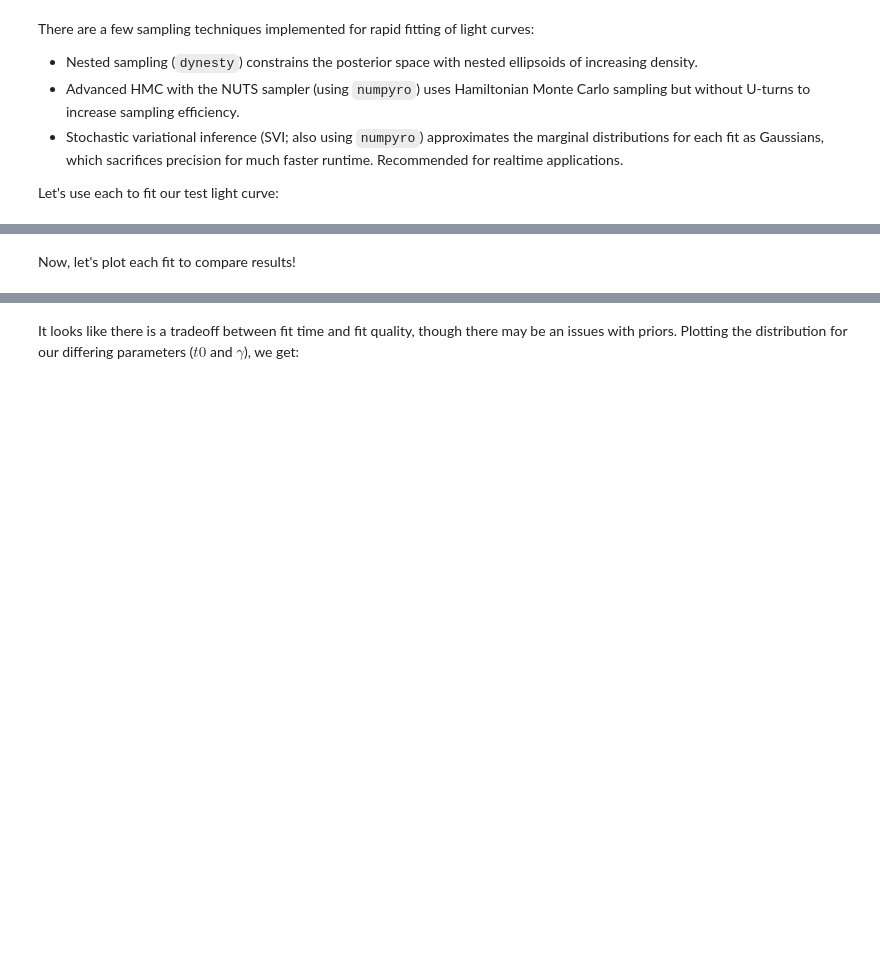
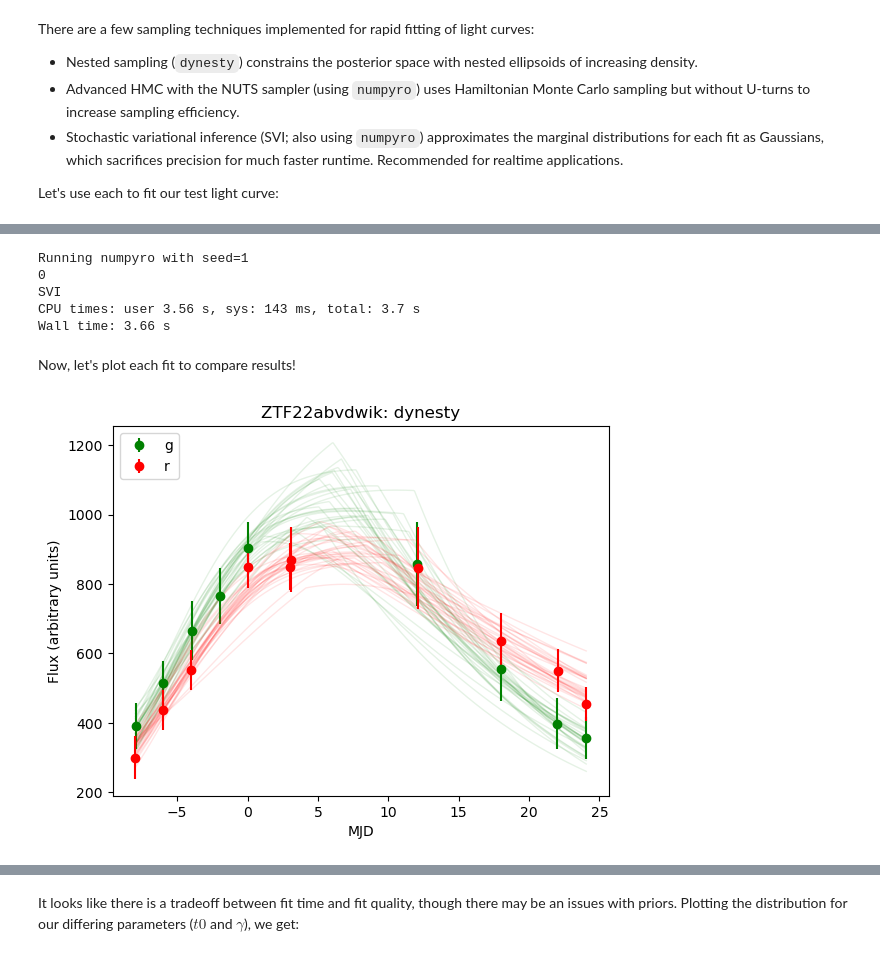
Before and after one commit to VTDA-Group/superphot-plus, a Jupyter notebook: docs/notebooks/tutorial.ipynb, the cells around one changed output, grey strips where cells are left out. Drawn from its saved outputs; the diff is of its cells as text; code cells hidden in the pictures; blank space fills up the shorter version.

```diff
--- a/docs/notebooks/tutorial.ipynb
+++ b/docs/notebooks/tutorial.ipynb
@@ -104,20 +140,28 @@ print("NUTS")
 %%time
 
 sampler = NumpyroSampler()
-posteriors = sampler.run_single_curve(lightcurve, priors=priors, rng_seed=None, sampler="svi")
+posteriors = sampler.run_single_curve(lightcurve, priors=priors, rng_seed=1, sampler="svi")
 posteriors.save_to_file(OUTPUT_DIR)
 print("SVI")
+# %% [output]
+Running numpyro with seed=1
+0
+SVI
+CPU times: user 3.56 s, sys: 143 ms, total: 3.7 s
+Wall time: 3.66 s
 # %% [markdown]
 Now, let's plot each fit to compare results!
 # %%
 from superphot_plus.plotting.lightcurves import plot_lc_fit
 from IPython import display
+from superphot_plus.surveys.surveys import Survey
 
+priors = Survey.ZTF().priors
 for method in ["dynesty", "NUTS", "svi"]:
-    plot_lc_fit(
-        test_sn, "r", ["r", "g"], OUTPUT_DIR, OUTPUT_DIR, OUTPUT_DIR, sampling_method=method, file_type="png"
-    )
+    plot_lc_fit(test_sn, priors.reference_band, priors.ordered_bands, OUTPUT_DIR, OUTPUT_DIR, OUTPUT_DIR, sampling_method=method, file_type="png")
 
 display.Image(os.path.join(OUTPUT_DIR, test_sn + "_dynesty.png"))
+# %% [output]
+[figure, added]
 # %%
 display.Image(os.path.join(OUTPUT_DIR, test_sn + "_NUTS.png"))
```
Also changed, not shown: parts of 12 cells of this notebook, 32 other files.
